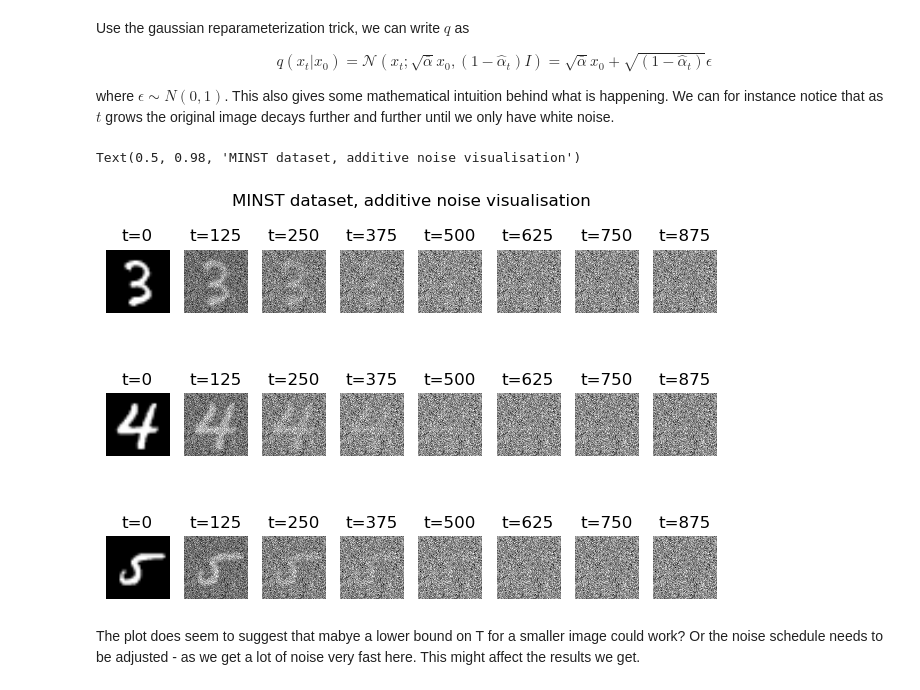
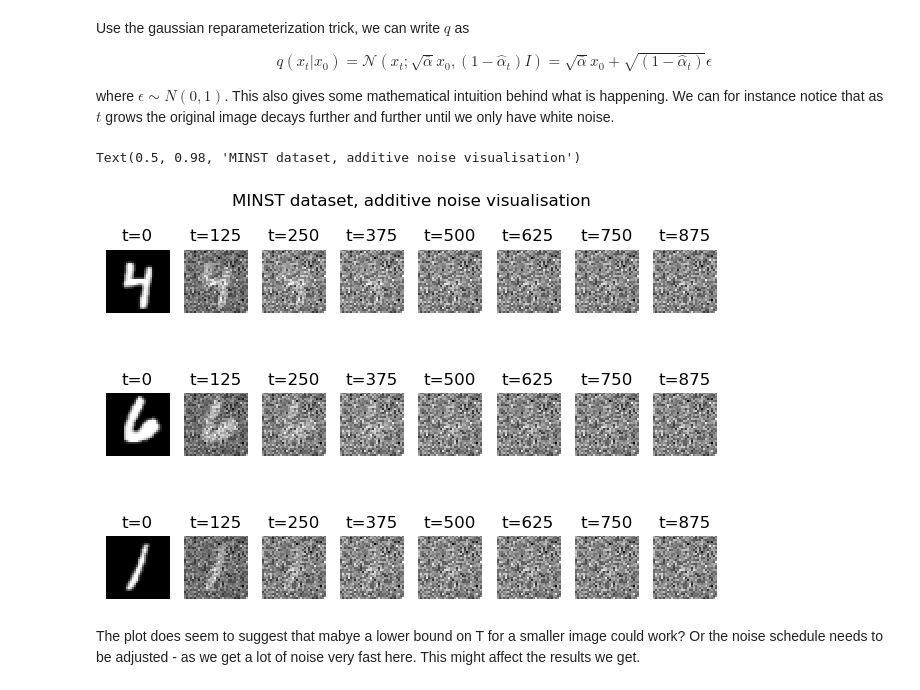
Before and after one commit to pyrysj/diffusion-models-prioject, a Jupyter notebook: base-model-notebook.ipynb, the cells around one changed output. Drawn from its saved outputs; the diff is of its cells as text; code cells hidden in the pictures.

```diff
--- a/base-model-notebook.ipynb
+++ b/base-model-notebook.ipynb
@@ -43,7 +43,7 @@ base_images = datasets.MNIST(
     train=True,
     download="True",
     # resizing images to make them big enough
-    transform=Compose([Resize(64),
+    transform=Compose([Resize(32),
                        ToTensor()])
     #transform=ToTensor()
 )
@@ -72,7 +72,7 @@ where $\epsilon\sim N(0,1)$. This also gives some mathematical intuition behind
 # %%
 #define epsilon
 # we have the dimension (1x256x256), from the definition
-eps = torch.normal(0,1,(1,64,64))
+eps = torch.normal(0,1,(1,32,32))
 
 # calculate alpha - this could be moved?
 alphas = 1-betas
@@ -86,29 +86,29 @@ def add_noise(input_image, t):
 # %%
 # allows us to test different time intervals - can be used for visualisation etc.
 test_image, l = base_images[0]
-x_t = add_noise(test_image, t=1000)
+x_t = add_noise(test_image, t=10)
 
 # basically we use the same value for steps and columns - but to make it clearer we do the assignment explicitly
 # 6 steps for now
 cols, rows = 8,3
 steps = np.floor(T/cols)
 time_int = torch.arange(0,T,step=steps,dtype=int)
 
 fig, axs = plt.subplots(rows,cols)
 for i in range(0,rows):
     sample_idx = torch.randint(len(base_images), size=(1,)).item()
     img, label = base_images[sample_idx]
     for j in range(0,cols):
         # add noise to image stepwise
         noised_image = add_noise(img, time_int[j])
         axs[i,j].imshow(noised_image.squeeze(),cmap="gray")
         axs[i,j].axis('off')
         axs[i,j].set_title(f't={time_int[j]}')
 fig.tight_layout()
 fig.suptitle("MINST dataset, additive noise visualisation")
 # %% [output]
 Text(0.5, 0.98, 'MINST dataset, additive noise visualisation')
-[figure, old version]
+[figure, new version]
 # %% [markdown]
 The plot does seem to suggest that mabye a lower bound on T for a smaller image could work? Or the noise schedule needs to be adjusted - as we get a lot of noise very fast here. This might affect the results we get.
 # %% [markdown]
```
Also changed, not shown: parts of 13 cells of this notebook.
